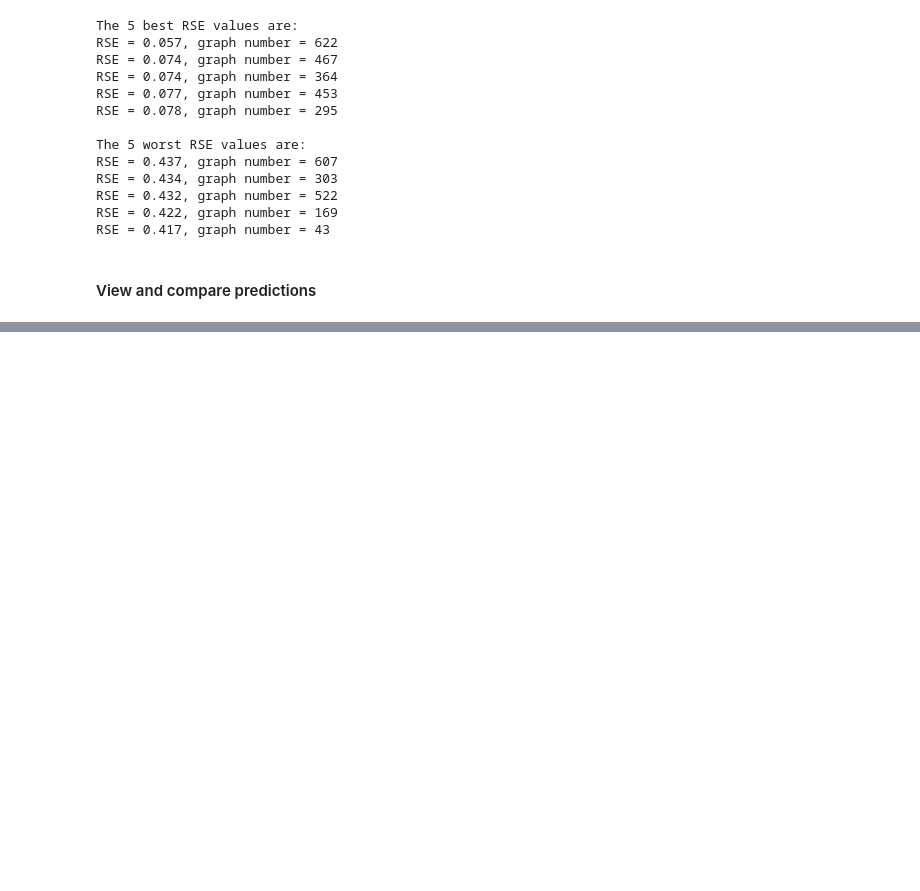
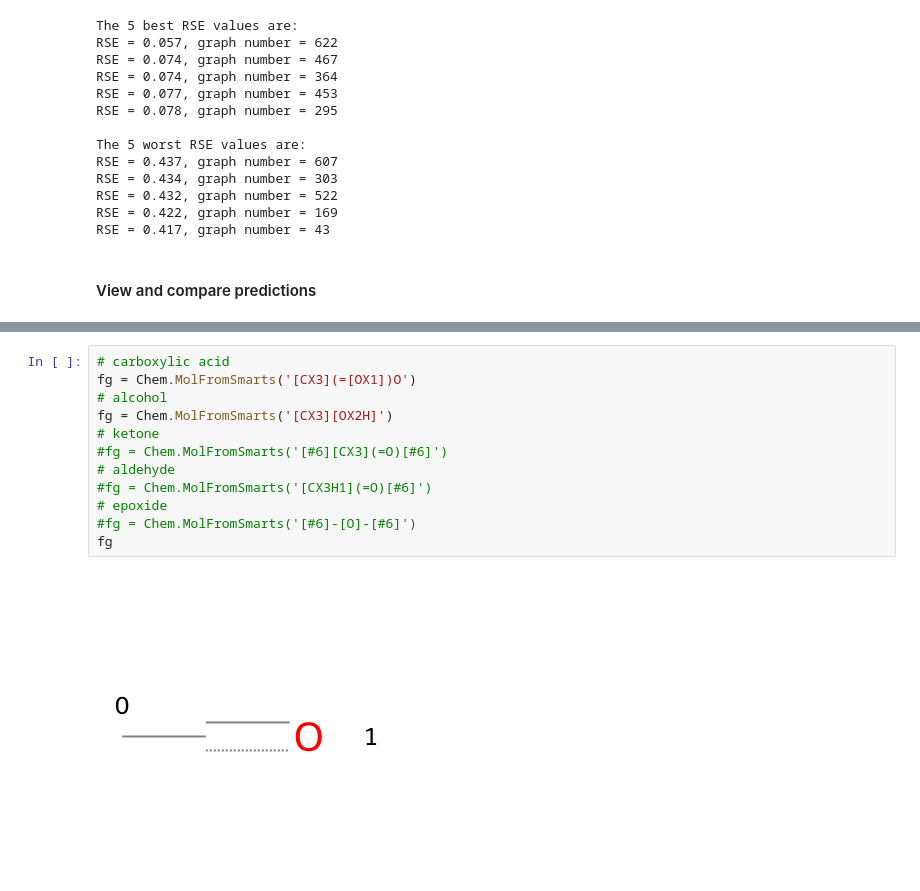
Before and after one commit to sam-j-hall/GO_molecule_GNN, a Jupyter notebook: ML_predict_atom.ipynb, the cells around one changed output, grey strips where cells are left out. Saved outputs shown, nothing was run; the diff lists cells and outputs as text; blank space fills up the shorter version.

```diff
--- a/ML_predict_atom.ipynb
+++ b/ML_predict_atom.ipynb
@@ -196,0 +302,14 @@ show(p)
+# %%
+# carboxylic acid
+fg = Chem.MolFromSmarts('[CX3](=[OX1])O')
+# alcohol
+fg = Chem.MolFromSmarts('[CX3][OX2H]')
+# ketone
+#fg = Chem.MolFromSmarts('[#6][CX3](=O)[#6]')
+# aldehyde
+#fg = Chem.MolFromSmarts('[CX3H1](=O)[#6]')
+# epoxide
+#fg = Chem.MolFromSmarts('[#6]-[O]-[#6]')
+fg
+# %% [output]
+[figure, added]
```
Also changed, not shown: parts of 14 cells of this notebook, 7 other files.
